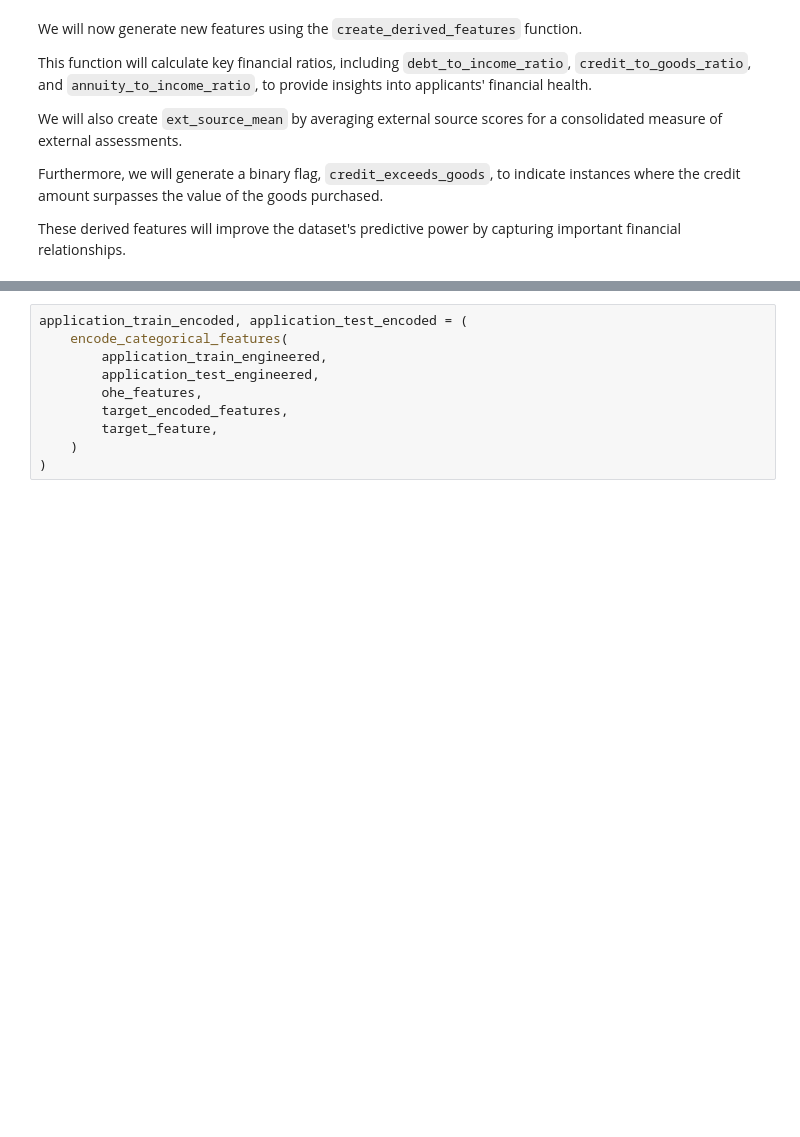
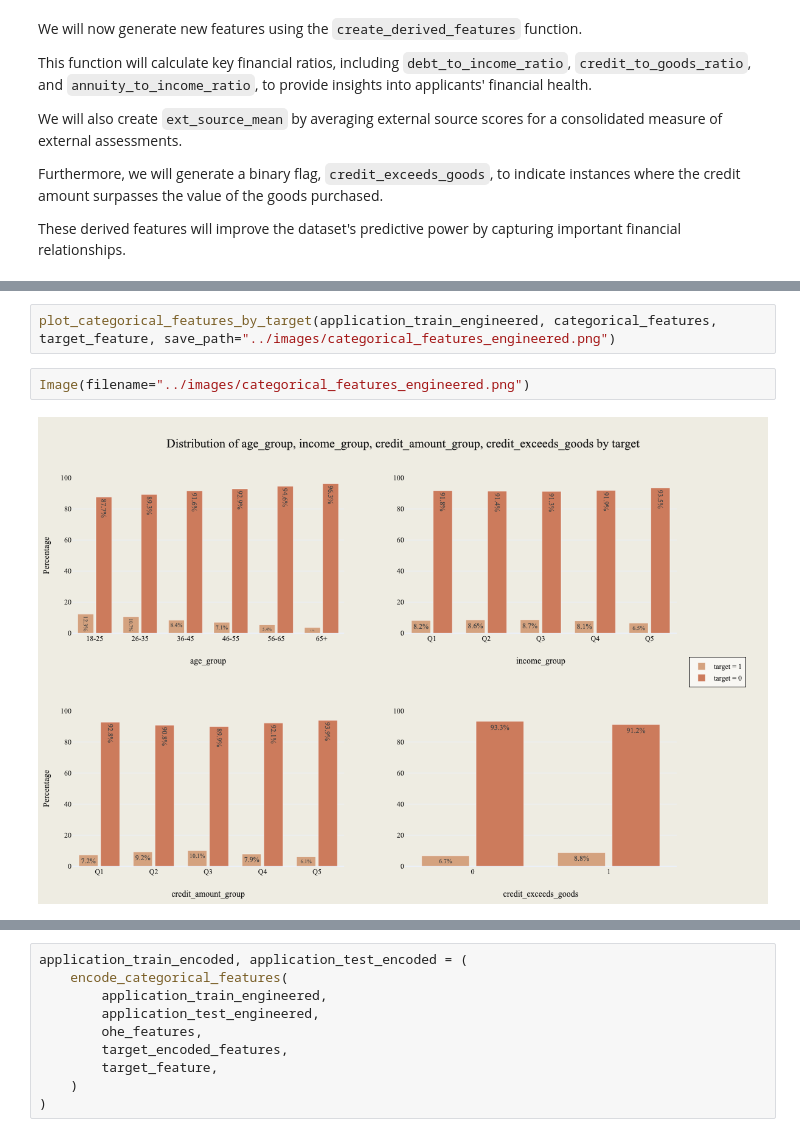
Before and after one commit to vytautas-bunevicius/retail-bank-risk-evaluation, a Jupyter notebook: notebooks/04_feature_engineering.ipynb, the cells around one changed output, grey strips where cells are left out. Cells and saved outputs as stored; diff of their text form; blank space fills up the shorter version.

```diff
--- a/notebooks/04_feature_engineering.ipynb
+++ b/notebooks/04_feature_engineering.ipynb
@@ -120 +163,7 @@ application_test_engineered = create_derived_features(application_test)
+# %%
+plot_categorical_features_by_target(application_train_engineered, categorical_features, target_feature, save_path="../images/categorical_features_engineered.png")
+# %%
+Image(filename="../images/categorical_features_engineered.png")
+# %% [output]
+[figure, added]
 # %% [markdown]
```
Also changed, not shown: parts of 11 cells of this notebook, 6 other files.
